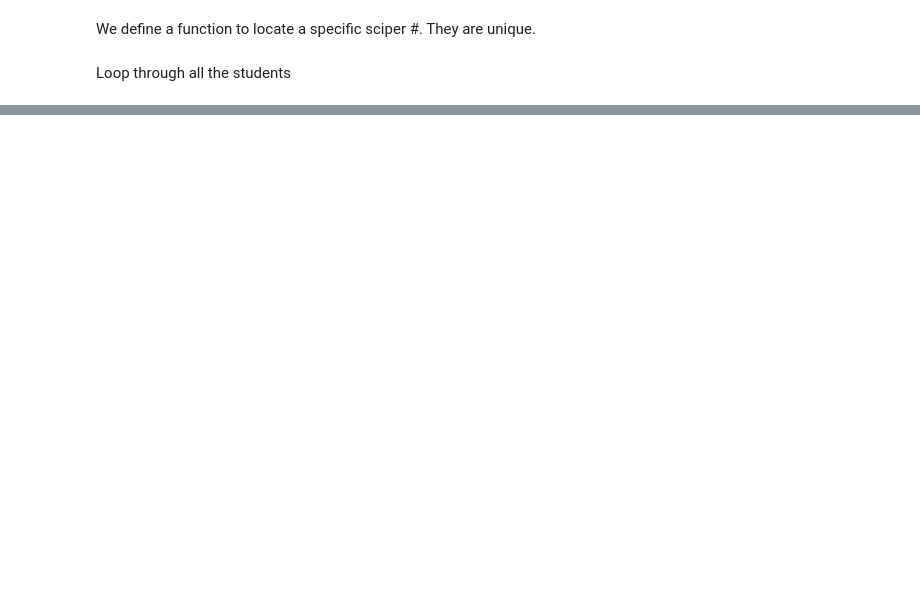
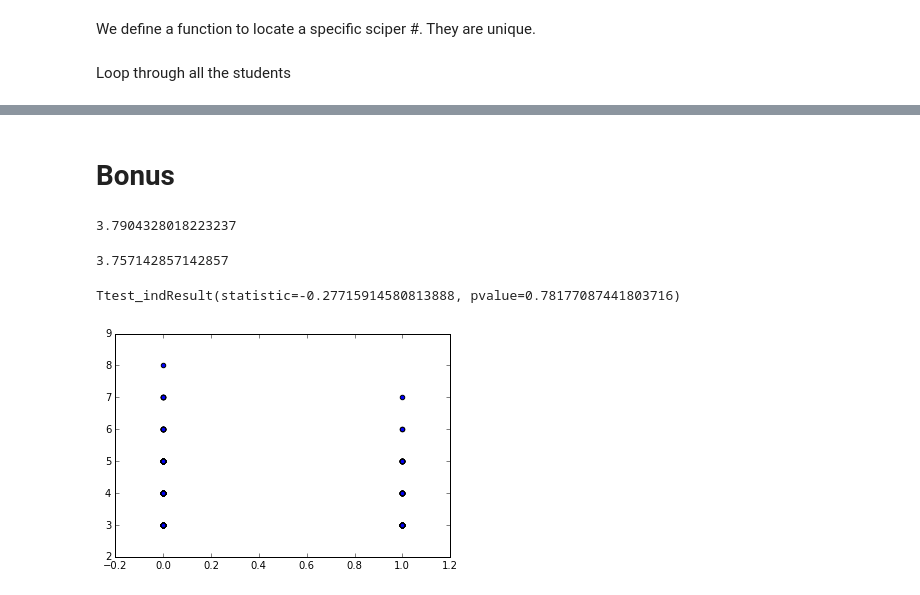
Before and after one commit to jmuth/ADA_homeworks, a Jupyter notebook: 02 - Data from the Web/ex2_draft2.ipynb, the cells around one changed output, grey strips where cells are left out. Saved outputs shown, nothing was run; the diff lists cells and outputs as text; code cells hidden in the pictures; blank space fills up the shorter version.

```diff
--- a/02 - Data from the Web/ex2_draft2.ipynb
+++ b/02 - Data from the Web/ex2_draft2.ipynb
@@ -137,7 +161,7 @@ for row in ma.iterrows():
     sciper = o['No Sciper']
     if not sciper in dico['sciper']:
         df = locSciper(ma, sciper)
-        if isOneTwo(df):
+        if isOneTwo(df) and started_before_2015(df):
             dico['sciper'].append(sciper)
             dico['gender'].append(getGender(df))
             # Calculating length of stay by nbr of rows
@@ -157,0 +196,2 @@ data.head()
+# %%
+data = data.drop(data[data.length < 3].index)
@@ -176,0 +282,25 @@ data_spec[data_spec["MasterProject"]==0].head()
+# %% [markdown]
+# Bonus
+# %%
+men = data.loc[data.gender == 0]
+men.length.mean()
+# %% [output]
+3.7904328018223237
+# %%
+women = data.loc[data.gender == 1]
+women.length.mean()
+# %% [output]
+3.757142857142857
+# %%
+stats.ttest_ind(a=women.length, b=men.length, )
+# Not significant at all
+# %% [output]
+Ttest_indResult(statistic=-0.27715914580813888, pvalue=0.78177087441803716)
+# %%
+plt.figure()
+plt.scatter(np.zeros(len(men)), men.length)
+plt.scatter(np.ones(len(women)), women.length)
+plt.show()
+# Me no comprendo what to do with scatter plots.. ^^
+# %% [output]
+[figure, added]
```
Also changed, not shown: parts of 15 cells of this notebook, 1 other file.
